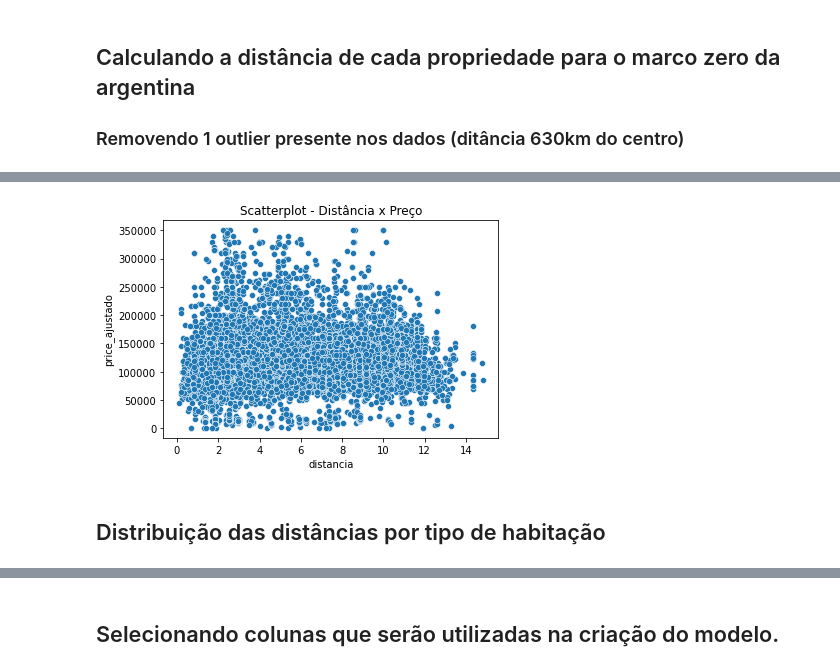
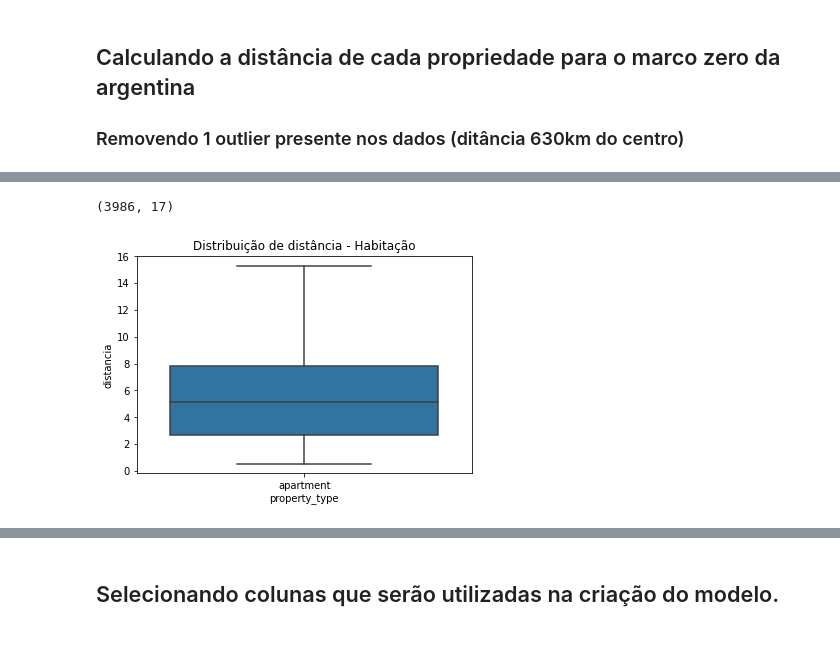
Before and after one commit to lpoggetto/Workshop_DH_1, a Jupyter notebook: workshop.ipynb, the cells around one changed output, grey strips where cells are left out. Drawn from its saved outputs; the diff is of its cells as text; code cells hidden in the pictures; blank space fills up the shorter version.

```diff
--- a/workshop.ipynb
+++ b/workshop.ipynb
@@ -205,0 +316,3 @@ df = df.drop(area75, inplace = False)
+# %%
+df = df.drop(df[df['surface_total_in_m2'] > limsup].index)
+df.shape
@@ -226,6 +344,8 @@ plt.show()
 # %%
 q3, q1 = np.percentile(df['price_ajustado'], [75, 25])
 
-print(f"primeiro quartil: ", q1)
-print(f"terceiro quartil: ", q3)
+interquartil = q3 - q1
+
+limsup = q3 + 1.5 * interquartil
+print(f'Limite superior do corte: {limsup}')
 # %% [output]
@@ -234,4 +353,3 @@ terceiro quartil:  275000.0
-# %%
-indice75 = df[df['price_ajustado'] > 350000.0].index
-
-df = df.drop(indice75, inplace = False)
+# %%
+df = df.drop(df[df['price_ajustado'] > limsup].index)
+df.shape
@@ -324,15 +401,15 @@ Name: distancia, dtype: float64
 _i = df[df['distancia'] > 600].index
 
 df.drop(_i, inplace=True)
+df.shape
+# %% [output]
+(3986, 17)
 # %%
-sns.scatterplot(
-    data=df,
-    y = 'price_ajustado',
-    x = 'distancia'
-)
-plt.title('Scatterplot - Distância x Preço')
+sns.boxplot(data = df,
+            y = 'distancia',
+            x = 'property_type'
+            )
+plt.title('Distribuição de distância - Habitação')
 plt.show()
 # %% [output]
-[figure, old version]
+[figure, new version]
-# %% [markdown]
-## Distribuição das distâncias por tipo de habitação
```
Also changed, not shown: parts of 57 cells of this notebook.
